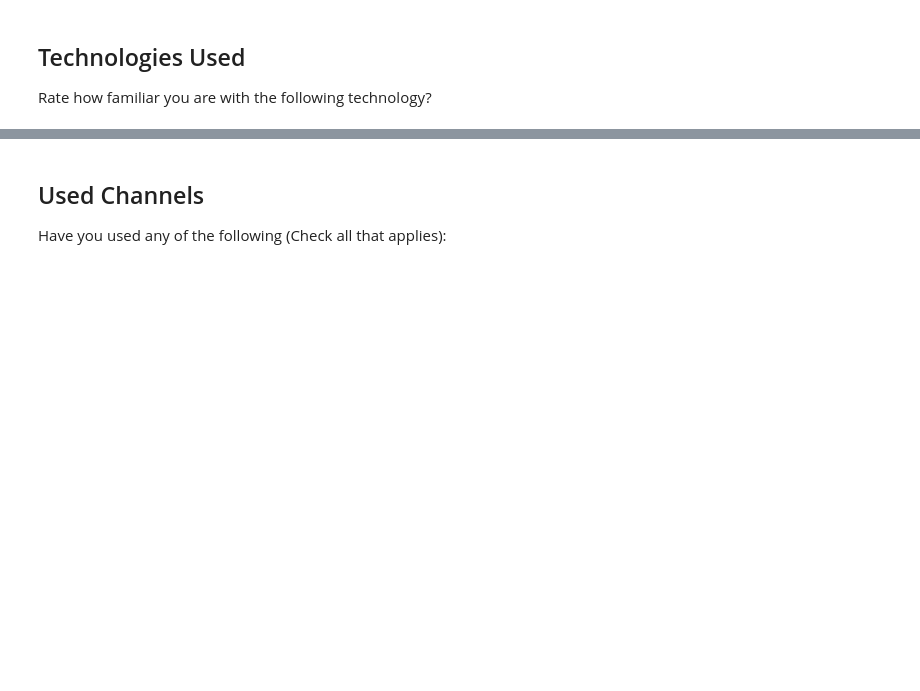
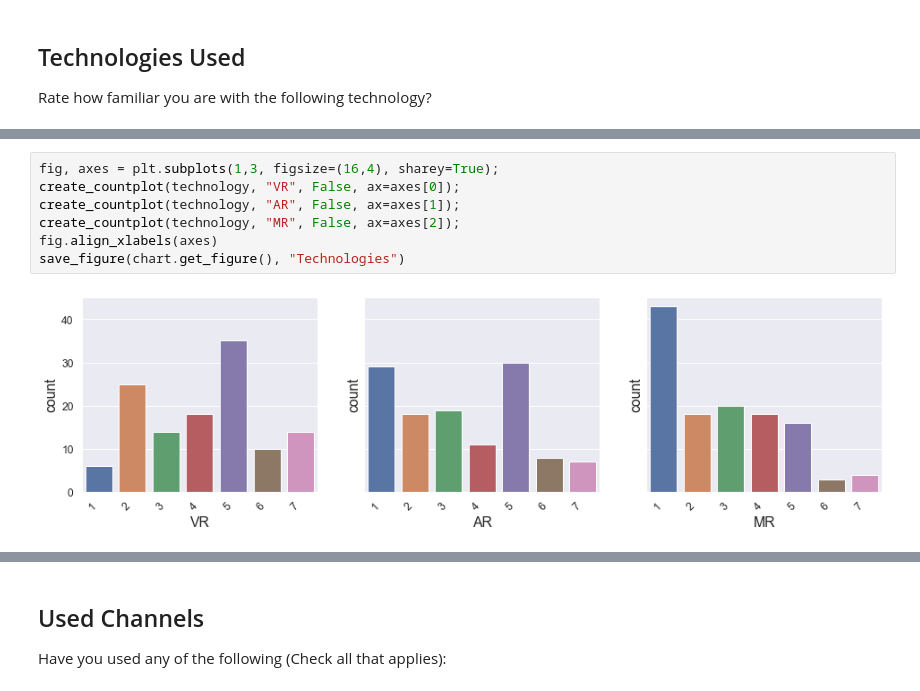
Before and after one commit to markhary/mktg3554_survey, a Jupyter notebook: holly.ipynb, the cells around one changed output, grey strips where cells are left out. Saved outputs shown, nothing was run; the diff lists cells and outputs as text; blank space fills up the shorter version.

```diff
--- a/holly.ipynb
+++ b/holly.ipynb
@@ -182,0 +291,9 @@ Rate how familiar you are with the following technology?
+# %%
+fig, axes = plt.subplots(1,3, figsize=(16,4), sharey=True);
+create_countplot(technology, "VR", False, ax=axes[0]);
+create_countplot(technology, "AR", False, ax=axes[1]);
+create_countplot(technology, "MR", False, ax=axes[2]);
+fig.align_xlabels(axes)
+save_figure(chart.get_figure(), "Technologies")
+# %% [output]
+[figure, added]
```
Also changed, not shown: parts of 10 cells of this notebook, 7 other files.
